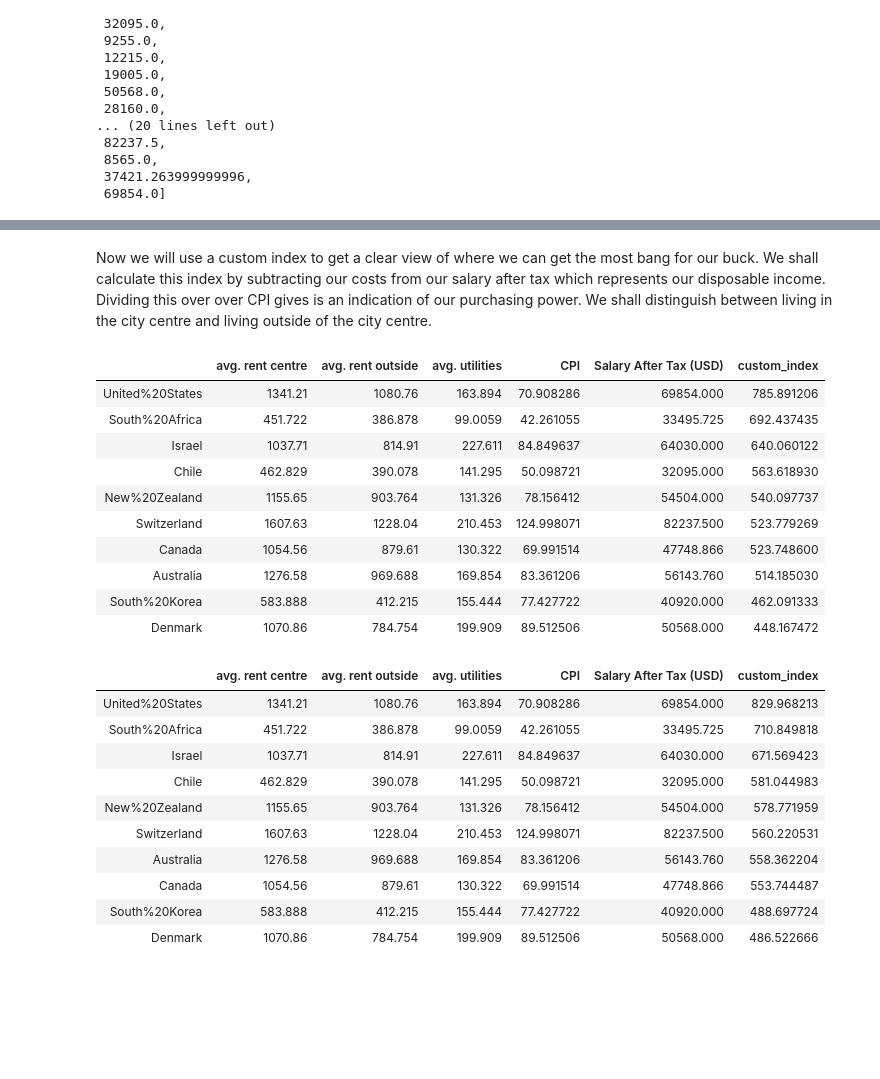
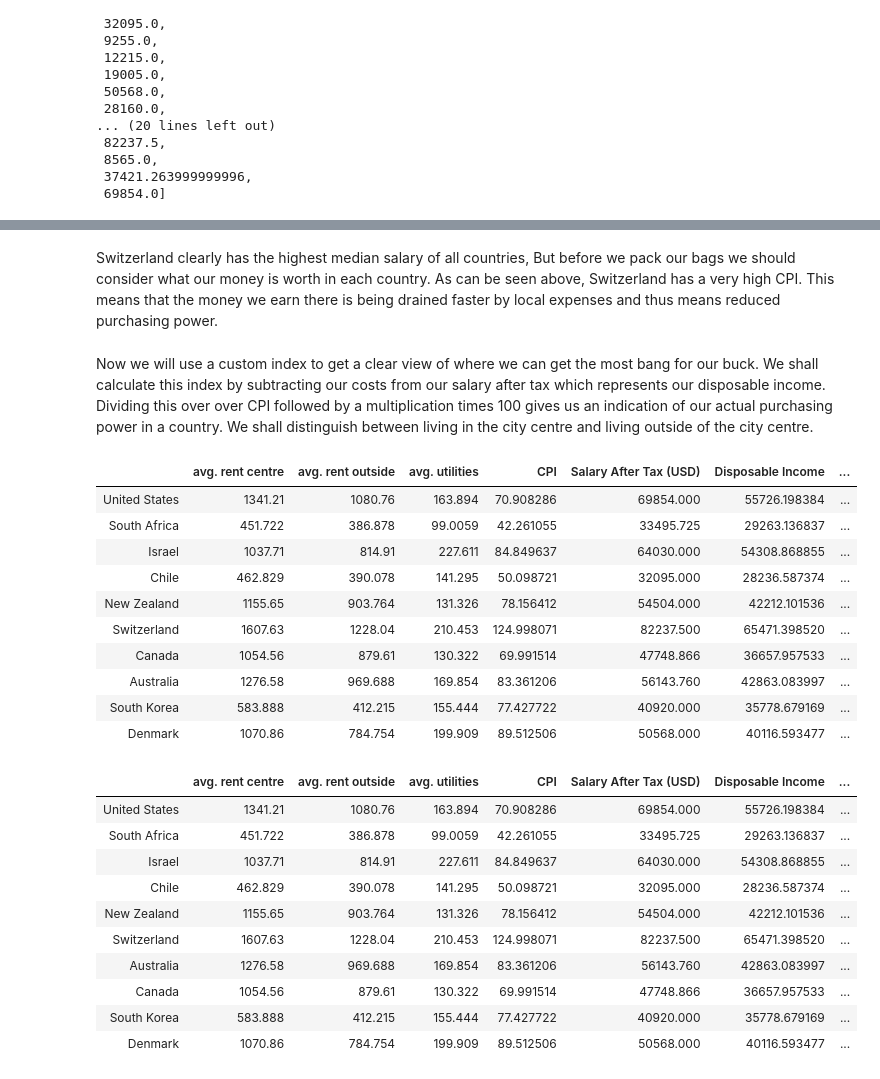
Before and after one commit to hendrikbaacke/Data-Madness, a Jupyter notebook: Income_and_Living_Prices__Data_Madness.ipynb, the cells around one changed output, grey strips where cells are left out. Saved outputs shown, nothing was run; the diff lists cells and outputs as text; code cells hidden in the pictures; blank space fills up the shorter version.

```diff
--- a/Income_and_Living_Prices__Data_Madness.ipynb
+++ b/Income_and_Living_Prices__Data_Madness.ipynb
@@ -1041,0 +1025,10 @@ df
+# %%
+df.index = ['Argentina', 'Australia', 'Austria', 'Belgium', 'Brazil', 'Canada',
+       'Chile', 'China', 'Colombia', 'Czech Republic', 'Denmark', 'Finland',
+       'France', 'Germany', 'Greece', 'Hungary', 'India', 'Indonesia',
+       'Ireland', 'Israel', 'Italy', 'Japan', 'Mexico', 'Netherlands',
+       'New Zealand', 'Norway', 'Poland', 'Portugal', 'South Africa',
+       'South Korea', 'Spain', 'Sweden', 'Switzerland', 'Turkey',
+       'United Kingdom', 'United States']
+df['Salary After Tax (USD)'] = taxed_sal
+df
@@ -1041,0 +1051,6 @@ df
+# %%
+expendable_income = []
+for i, country in enumerate(survey_countries) :
+    expendable_income.append(df['Salary After Tax (USD)'].iloc[i] - (df['avg. rent centre'].iloc[i]*12 - df['avg. utilities'].iloc[i]*12))
+df['Disposable Income'] = expendable_income
+df.sort_values(by= 'Disposable Income', ascending=False)[:10]
@@ -1042,38 +1088,40 @@ df
+# %% [markdown]
+Switzerland clearly has the highest median salary of all countries, But before we pack our bags we should consider what our money is worth in each country. As can be seen above, Switzerland has a very high CPI. This means that the money we earn there is being drained faster by local expenses and thus means reduced purchasing power.
 # %% [markdown]
-Now we will use a custom index to get a clear view of where we can get the most bang for our buck. We shall calculate this index by subtracting our costs from our salary after tax which represents our disposable income. Dividing this over over CPI gives is an indication of our purchasing power. We shall distinguish between living in the city centre and living outside of the city centre.
+Now we will use a custom index to get a clear view of where we can get the most bang for our buck. We shall calculate this index by subtracting our costs from our salary after tax which represents our disposable income. Dividing this over over CPI followed by a multiplication times 100 gives us an indication of our actual purchasing power in a country. We shall distinguish between living in the city centre and living outside of the city centre.
 # %%
 custom_index = []
 for i, country in enumerate(survey_countries) :
-    custom_index.append((df['Salary After Tax (USD)'].iloc[i] - (df['avg. rent centre'].iloc[i]*12 - df['avg. utilities'].iloc[i]*12))/df['CPI'].iloc[i])
-df['custom_index'] = custom_index
-df.sort_values(by= 'custom_index', ascending=False)[:10]
+    custom_index.append(((df['Salary After Tax (USD)'].iloc[i] - (df['avg. rent centre'].iloc[i]*12 - df['avg. utilities'].iloc[i]*12))/df['CPI'].iloc[i])*100)
+df['CPI Adjusted PP Centre'] = custom_index
+df.sort_values(by= 'CPI Adjusted PP Centre', ascending=False)[:10]
 # %% [output]
-|  | avg. rent centre | avg. rent outside | avg. utilities | CPI | Salary After Tax (USD) | custom_index |
-| United%20States | 1341.21 | 1080.76 | 163.894 | 70.908286 | 69854.000 | 785.891206 |
-| South%20Africa | 451.722 | 386.878 | 99.0059 | 42.261055 | 33495.725 | 692.437435 |
-| Israel | 1037.71 | 814.91 | 227.611 | 84.849637 | 64030.000 | 640.060122 |
-| Chile | 462.829 | 390.078 | 141.295 | 50.098721 | 32095.000 | 563.618930 |
-| New%20Zealand | 1155.65 | 903.764 | 131.326 | 78.156412 | 54504.000 | 540.097737 |
-| Switzerland | 1607.63 | 1228.04 | 210.453 | 124.998071 | 82237.500 | 523.779269 |
-| Canada | 1054.56 | 879.61 | 130.322 | 69.991514 | 47748.866 | 523.748600 |
-| Australia | 1276.58 | 969.688 | 169.854 | 83.361206 | 56143.760 | 514.185030 |
-| South%20Korea | 583.888 | 412.215 | 155.444 | 77.427722 | 40920.000 | 462.091333 |
-| Denmark | 1070.86 | 784.754 | 199.909 | 89.512506 | 50568.000 | 448.167472 |
+|  | avg. rent centre | avg. rent outside | avg. utilities | CPI | Salary After Tax (USD) | Disposable Income | ... |
+| United States | 1341.21 | 1080.76 | 163.894 | 70.908286 | 69854.000 | 55726.198384 | ... |
+| South Africa | 451.722 | 386.878 | 99.0059 | 42.261055 | 33495.725 | 29263.136837 | ... |
+| Israel | 1037.71 | 814.91 | 227.611 | 84.849637 | 64030.000 | 54308.868855 | ... |
+| Chile | 462.829 | 390.078 | 141.295 | 50.098721 | 32095.000 | 28236.587374 | ... |
+| New Zealand | 1155.65 | 903.764 | 131.326 | 78.156412 | 54504.000 | 42212.101536 | ... |
+| Switzerland | 1607.63 | 1228.04 | 210.453 | 124.998071 | 82237.500 | 65471.398520 | ... |
+| Canada | 1054.56 | 879.61 | 130.322 | 69.991514 | 47748.866 | 36657.957533 | ... |
+| Australia | 1276.58 | 969.688 | 169.854 | 83.361206 | 56143.760 | 42863.083997 | ... |
+| South Korea | 583.888 | 412.215 | 155.444 | 77.427722 | 40920.000 | 35778.679169 | ... |
+| Denmark | 1070.86 | 784.754 | 199.909 | 89.512506 | 50568.000 | 40116.593477 | ... |
 # %%
 custom_index = []
 for i, country in enumerate(survey_countries) :
-    custom_index.append((df['Salary After Tax (USD)'].iloc[i] - (df['avg. rent outside'].iloc[i]*12 - df['avg. utilities'].iloc[i]*12))/df['CPI'].iloc[i])
-df['custom_index'] = custom_index
-df.sort_values(by= 'custom_index', ascending=False)[:10]
+    custom_index.append(((df['Salary After Tax (USD)'].iloc[i] - (df['avg. rent outside'].iloc[i]*12 - df['avg. utilities'].iloc[i]*12))/df['CPI'].iloc[i])*100)
+df['CPI Adjusted PP'] = custom_index
+df.sort_values(by= 'CPI Adjusted PP', ascending=False)[:10]
 # %% [output]
-|  | avg. rent centre | avg. rent outside | avg. utilities | CPI | Salary After Tax (USD) | custom_index |
-| United%20States | 1341.21 | 1080.76 | 163.894 | 70.908286 | 69854.000 | 829.968213 |
-| South%20Africa | 451.722 | 386.878 | 99.0059 | 42.261055 | 33495.725 | 710.849818 |
-| Israel | 1037.71 | 814.91 | 227.611 | 84.849637 | 64030.000 | 671.569423 |
-| Chile | 462.829 | 390.078 | 141.295 | 50.098721 | 32095.000 | 581.044983 |
-| New%20Zealand | 1155.65 | 903.764 | 131.326 | 78.156412 | 54504.000 | 578.771959 |
-| Switzerland | 1607.63 | 1228.04 | 210.453 | 124.998071 | 82237.500 | 560.220531 |
-| Australia | 1276.58 | 969.688 | 169.854 | 83.361206 | 56143.760 | 558.362204 |
-| Canada | 1054.56 | 879.61 | 130.322 | 69.991514 | 47748.866 | 553.744487 |
-| South%20Korea | 583.888 | 412.215 | 155.444 | 77.427722 | 40920.000 | 488.697724 |
-| Denmark | 1070.86 | 784.754 | 199.909 | 89.512506 | 50568.000 | 486.522666 |
+|  | avg. rent centre | avg. rent outside | avg. utilities | CPI | Salary After Tax (USD) | Disposable Income | ... |
+| United States | 1341.21 | 1080.76 | 163.894 | 70.908286 | 69854.000 | 55726.198384 | ... |
+| South Africa | 451.722 | 386.878 | 99.0059 | 42.261055 | 33495.725 | 29263.136837 | ... |
+| Israel | 1037.71 | 814.91 | 227.611 | 84.849637 | 64030.000 | 54308.868855 | ... |
+| Chile | 462.829 | 390.078 | 141.295 | 50.098721 | 32095.000 | 28236.587374 | ... |
+| New Zealand | 1155.65 | 903.764 | 131.326 | 78.156412 | 54504.000 | 42212.101536 | ... |
+| Switzerland | 1607.63 | 1228.04 | 210.453 | 124.998071 | 82237.500 | 65471.398520 | ... |
+| Australia | 1276.58 | 969.688 | 169.854 | 83.361206 | 56143.760 | 42863.083997 | ... |
+| Canada | 1054.56 | 879.61 | 130.322 | 69.991514 | 47748.866 | 36657.957533 | ... |
+| South Korea | 583.888 | 412.215 | 155.444 | 77.427722 | 40920.000 | 35778.679169 | ... |
+| Denmark | 1070.86 | 784.754 | 199.909 | 89.512506 | 50568.000 | 40116.593477 | ... |
```
Also changed, not shown: parts of 8 cells of this notebook.
